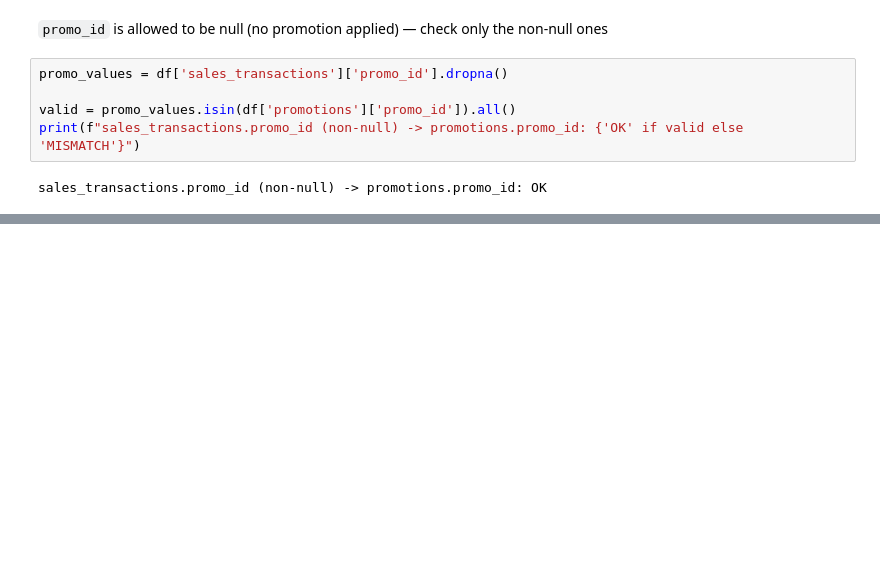
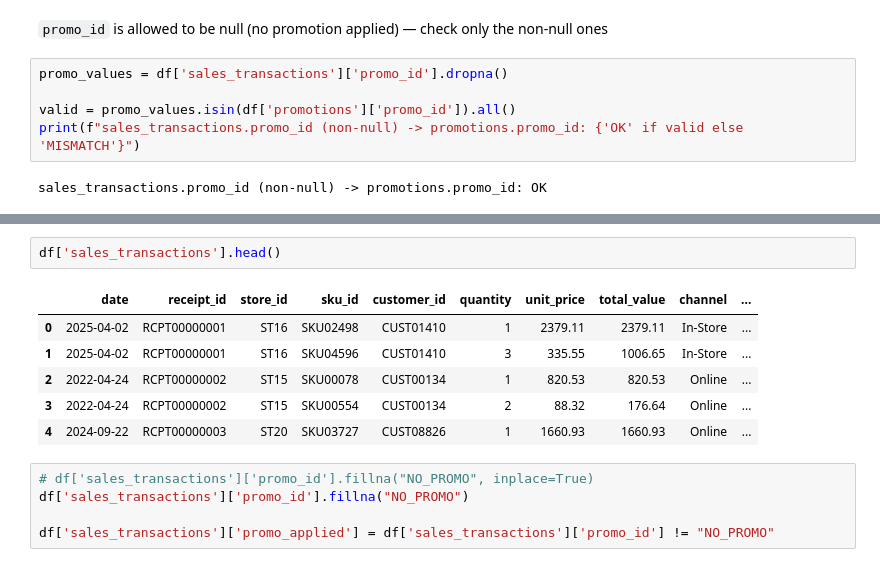
Before and after one commit to Rayyan-DevSpace/Zidio-Data-Science-Analytics-Internship, a Jupyter notebook: 01_EDA_&_Data_Preparation.ipynb, the cells around one changed output, grey strips where cells are left out. Drawn from its saved outputs; the diff is of its cells as text; blank space fills up the shorter version.

```diff
--- a/01_EDA_&_Data_Preparation.ipynb
+++ b/01_EDA_&_Data_Preparation.ipynb
@@ -479,0 +535,14 @@ sales_transactions.promo_id (non-null) -> promotions.promo_id: OK
+# %%
+df['sales_transactions'].head()
+# %% [output]
+|  | date | receipt_id | store_id | sku_id | customer_id | quantity | unit_price | total_value | channel | ... |
+| 0 | 2025-04-02 | RCPT00000001 | ST16 | SKU02498 | CUST01410 | 1 | 2379.11 | 2379.11 | In-Store | ... |
+| 1 | 2025-04-02 | RCPT00000001 | ST16 | SKU04596 | CUST01410 | 3 | 335.55 | 1006.65 | In-Store | ... |
+| 2 | 2022-04-24 | RCPT00000002 | ST15 | SKU00078 | CUST00134 | 1 | 820.53 | 820.53 | Online | ... |
+| 3 | 2022-04-24 | RCPT00000002 | ST15 | SKU00554 | CUST00134 | 2 | 88.32 | 176.64 | Online | ... |
+| 4 | 2024-09-22 | RCPT00000003 | ST20 | SKU03727 | CUST08826 | 1 | 1660.93 | 1660.93 | Online | ... |
+# %%
+# df['sales_transactions']['promo_id'].fillna("NO_PROMO", inplace=True)
+df['sales_transactions']['promo_id'].fillna("NO_PROMO")
+
+df['sales_transactions']['promo_applied'] = df['sales_transactions']['promo_id'] != "NO_PROMO"
```
Also changed, not shown: parts of 24 cells of this notebook, 2 other files.
